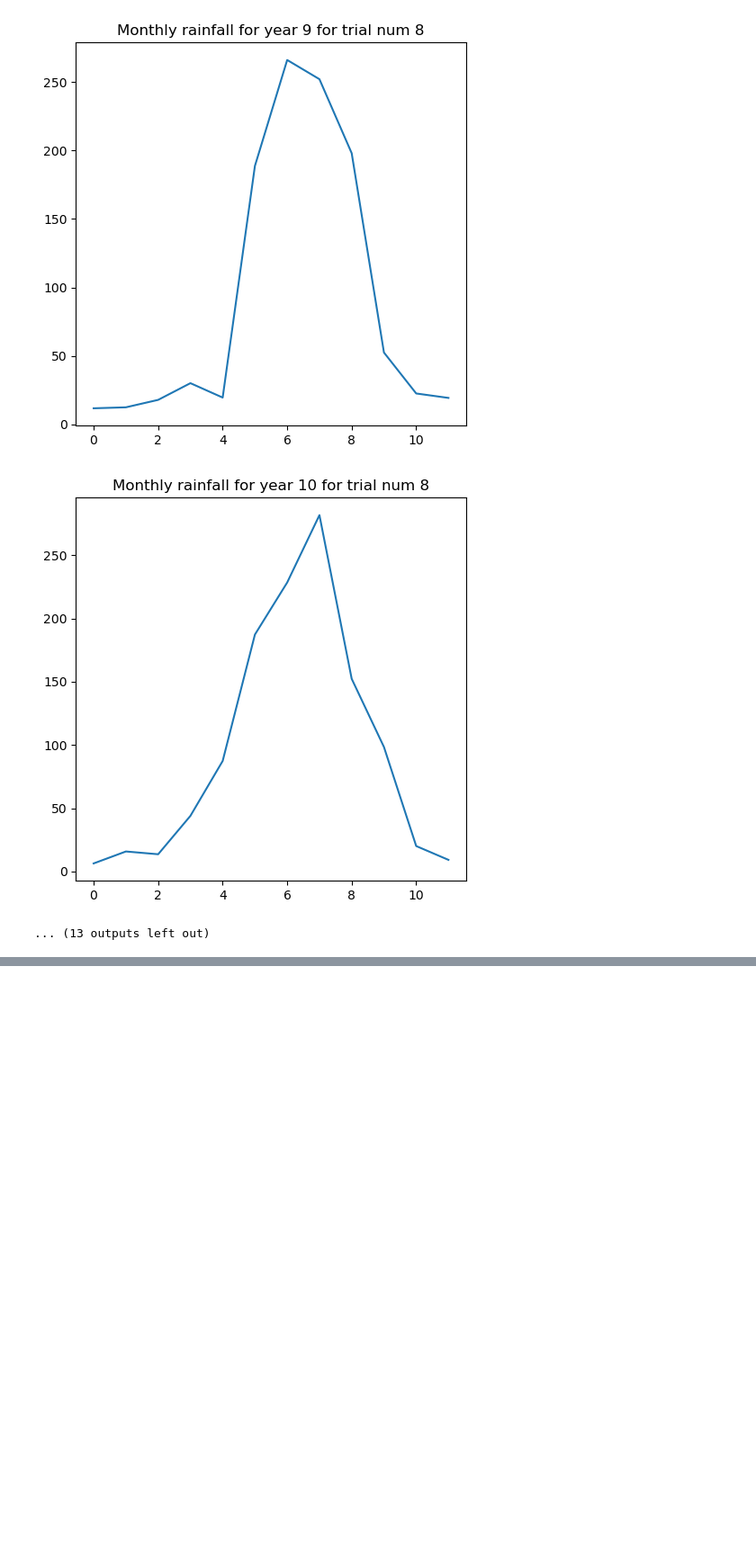
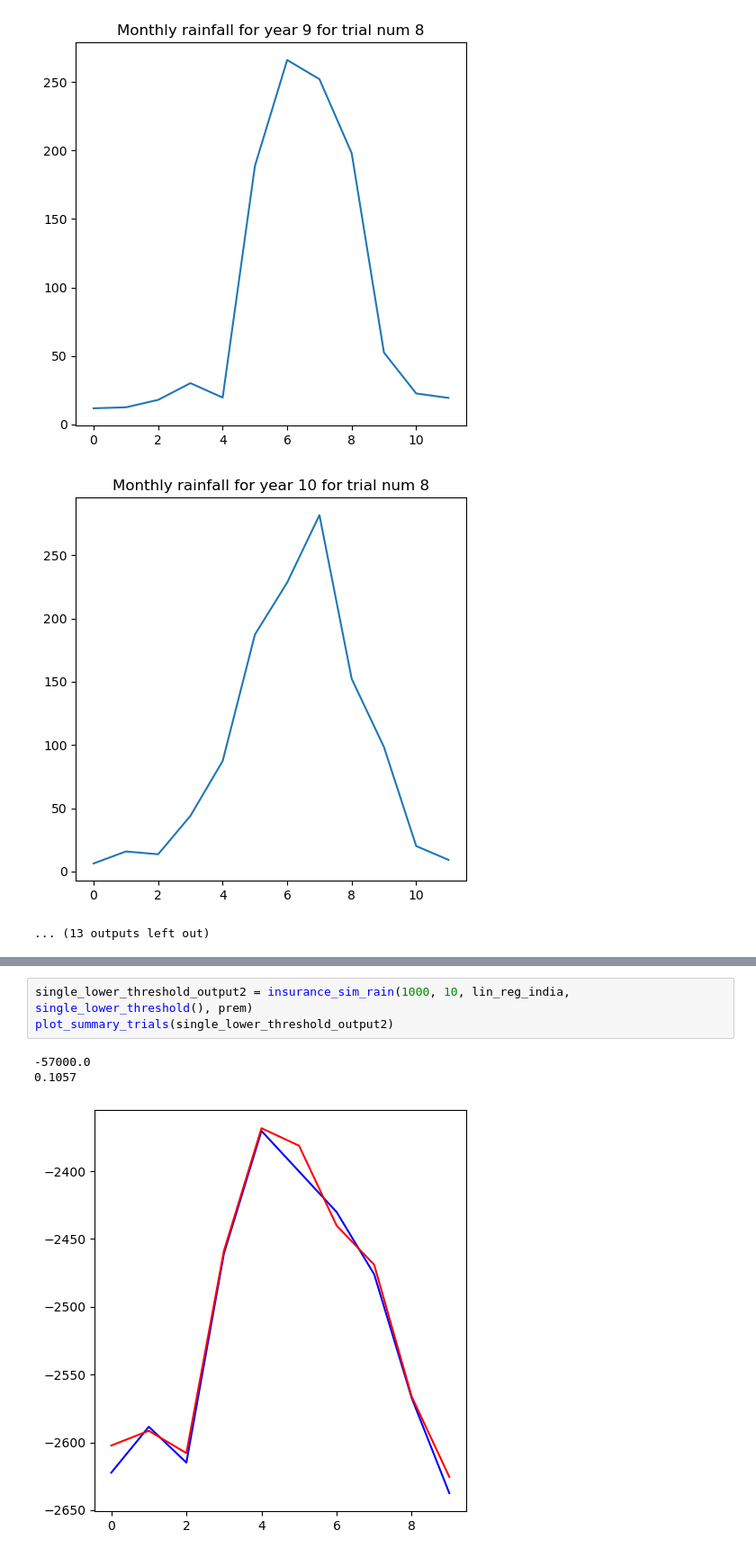
Before and after one commit to ken-neth-wang/crop-insurance, a Jupyter notebook: notebooks/insurance_simulator.ipynb, the cells around one changed output, grey strips where cells are left out. Shown at 90% size. Cells and saved outputs as stored; diff of their text form; blank space fills up the shorter version.

```diff
--- a/notebooks/insurance_simulator.ipynb
+++ b/notebooks/insurance_simulator.ipynb
@@ -647,0 +716,7 @@ plot_summary_trial_insurance(single_lower_threshold_output, 0)
+# %%
+single_lower_threshold_output2 = insurance_sim_rain(1000, 10, lin_reg_india, single_lower_threshold(), prem)
+plot_summary_trials(single_lower_threshold_output2)
+# %% [output]
+-57000.0
+0.1057
+[figure, added]
```
Also changed, not shown: parts of 19 cells of this notebook, 1 other file.
